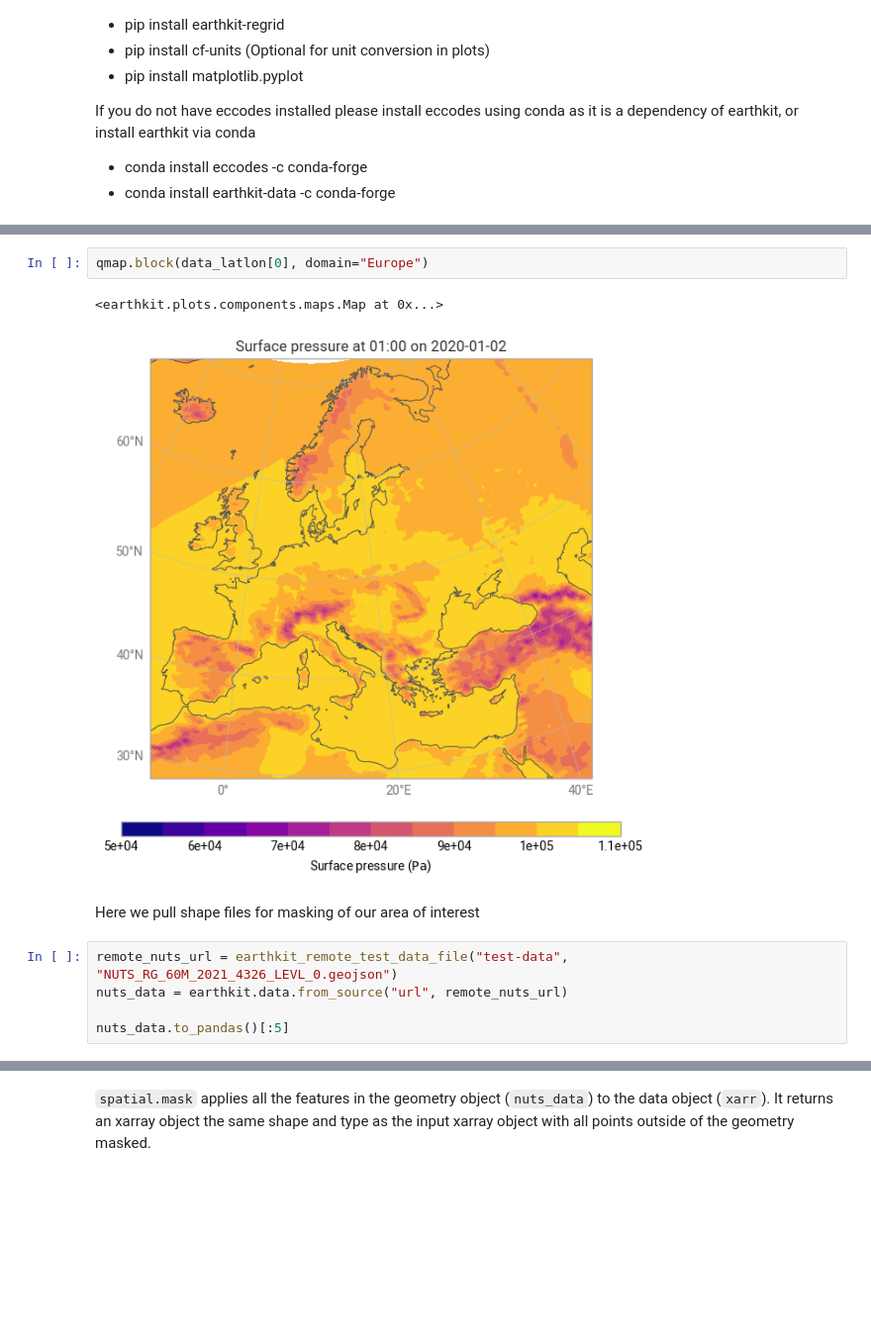
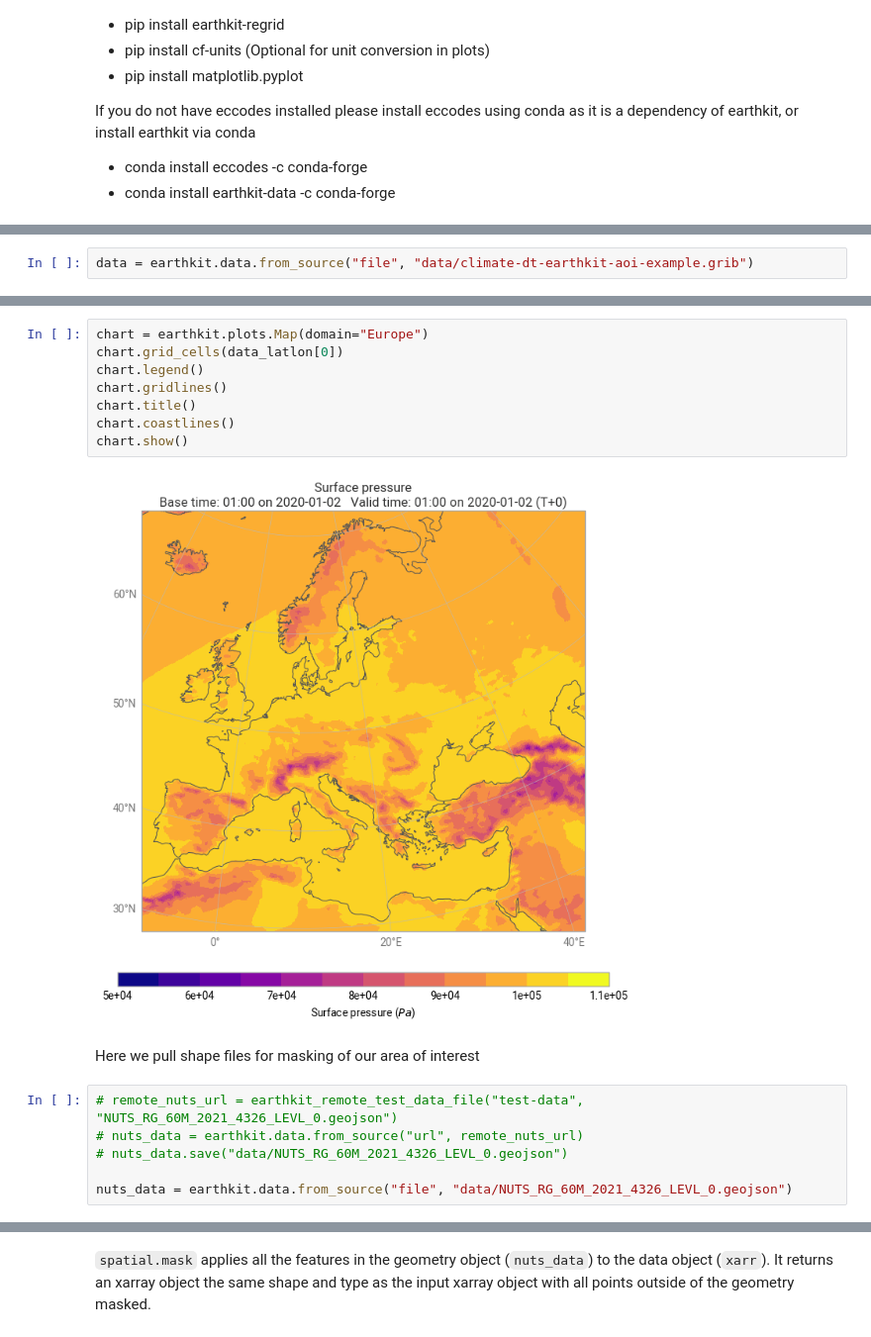
Before and after one commit to destination-earth-digital-twins/polytope-examples, a Jupyter notebook: climate-dt/climate-dt-earthkit-aoi-example.ipynb, the cells around one changed output, grey strips where cells are left out. Shown at 99% size. Saved outputs shown, nothing was run; the diff lists cells and outputs as text; blank space fills up the shorter version.

```diff
--- a/climate-dt/climate-dt-earthkit-aoi-example.ipynb
+++ b/climate-dt/climate-dt-earthkit-aoi-example.ipynb
@@ -67,3 +88,5 @@ data = earthkit.data.from_source("polytope", "destination-earth", request, addre
+# %%
+data = earthkit.data.from_source("file", "data/climate-dt-earthkit-aoi-example.grib")
 # %%
 data.ls()
 # %% [output]
@@ -107,12 +134,18 @@ Attributes:
 # %%
-qmap.block(data_latlon[0], domain="Europe")
+chart = earthkit.plots.Map(domain="Europe")
+chart.grid_cells(data_latlon[0])
+chart.legend()
+chart.gridlines()
+chart.title()
+chart.coastlines()
+chart.show()
 # %% [output]
-<earthkit.plots.components.maps.Map at 0x...>
-[figure, old version]
+[figure, new version]
 # %% [markdown]
 Here we pull shape files for masking of our area of interest
 # %%
-remote_nuts_url = earthkit_remote_test_data_file("test-data", "NUTS_RG_60M_2021_4326_LEVL_0.geojson")
-nuts_data = earthkit.data.from_source("url", remote_nuts_url)
+# remote_nuts_url = earthkit_remote_test_data_file("test-data", "NUTS_RG_60M_2021_4326_LEVL_0.geojson")
+# nuts_data = earthkit.data.from_source("url", remote_nuts_url)
+# nuts_data.save("data/NUTS_RG_60M_2021_4326_LEVL_0.geojson")
 
-nuts_data.to_pandas()[:5]
+nuts_data = earthkit.data.from_source("file", "data/NUTS_RG_60M_2021_4326_LEVL_0.geojson")
```
Also changed, not shown: parts of 11 cells of this notebook.
